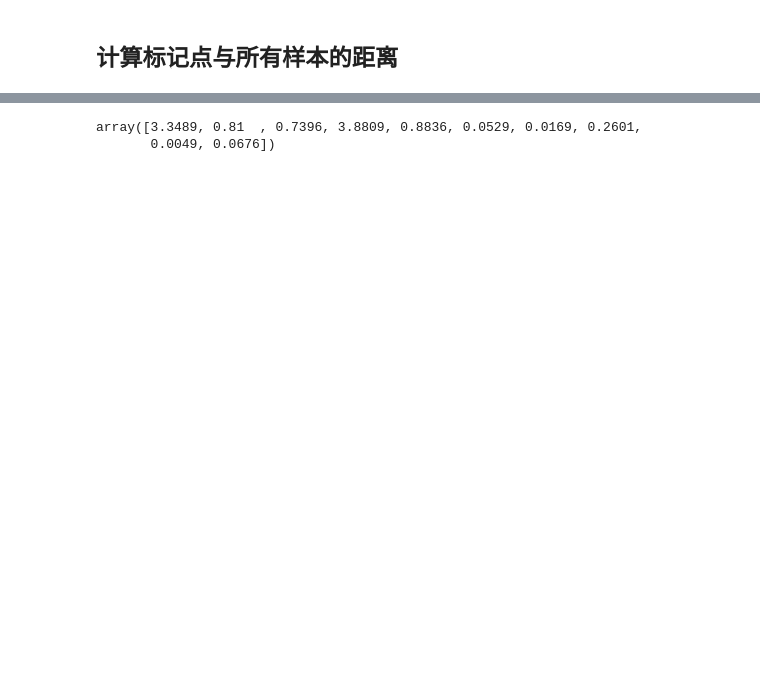
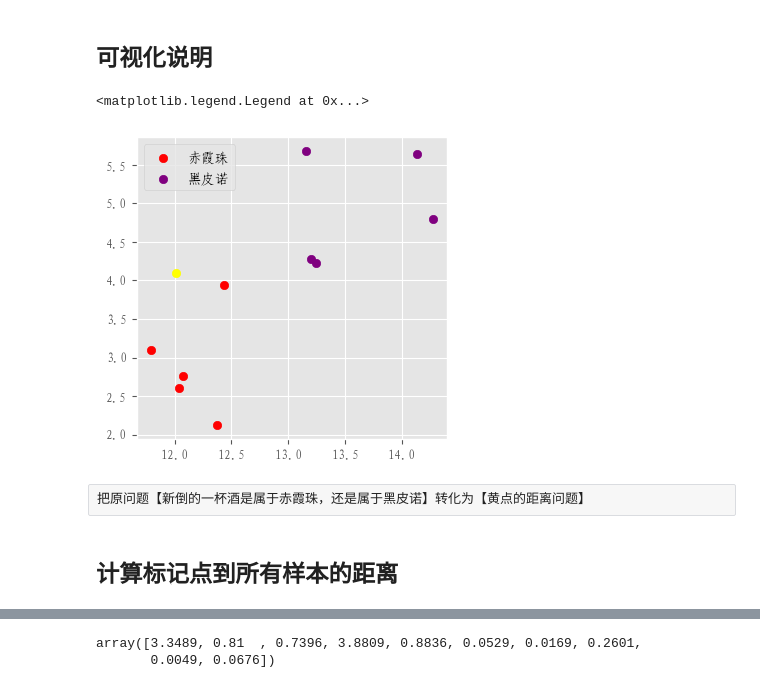
Before and after one commit to SoccerHan/supervise_learning, a Jupyter notebook: KNN.ipynb, the cells around one changed output, grey strips where cells are left out. Saved outputs shown, nothing was run; the diff lists cells and outputs as text; code cells hidden in the pictures; blank space fills up the shorter version.

```diff
--- a/KNN.ipynb
+++ b/KNN.ipynb
@@ -37,2 +41,35 @@ wine_data
 # %% [markdown]
-## 计算标记点与所有样本的距离
+## 可视化说明
+# %%
+# 解决坐标轴刻度负号乱码
+plt.rcParams['axes.unicode_minus'] = False
+
+# 解决中文乱码问题
+plt.rcParams['font.sans-serif'] = ['FangSong_GB2312']
+
+# 使用ggplot风格绘制
+plt.style.use('ggplot')
+
+# 设置图形大小及清晰度
+plt.figure(figsize=(4,4),dpi=100)
+
+# 对wine_data进行数据可视化
+x = np.array(wine_data.iloc[:,0:2]) # 返回前两列，为特征（酒精的属性）
+y = np.array(wine_data.iloc[:,-1]) # 返回最后一列，为标签
+
+# 新倒的红酒的颜色深度和酒精浓度[12.3,4.1]
+new_data = np.array([12.01,4.1])
+
+plt.scatter(x[y==1,0],x[y==1,1],color='red',label='赤霞珠')
+plt.scatter(x[y==0,0],x[y==0,1],color='purple',label='黑皮诺')
+
+plt.scatter(new_data[0],new_data[1],color='yellow')
+
+plt.legend()
+# %% [output]
+<matplotlib.legend.Legend at 0x...>
+[figure, added]
+# %% [raw]
+把原问题【新倒的一杯酒是属于赤霞珠，还是属于黑皮诺】转化为【黄点的距离问题】
+# %% [markdown]
+## 计算标记点到所有样本的距离
```
Also changed, not shown: parts of 50 cells of this notebook.
